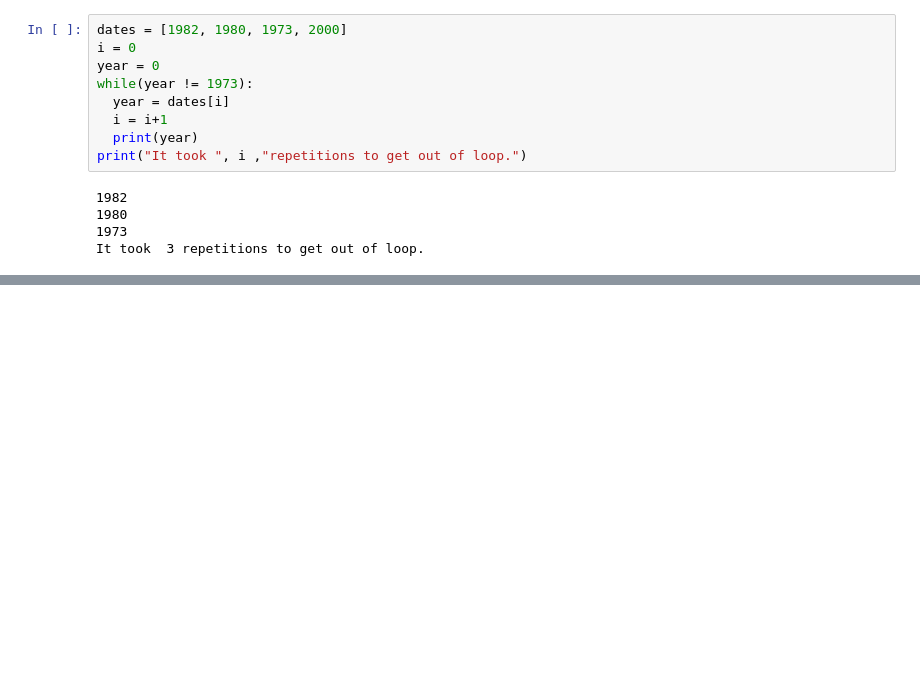
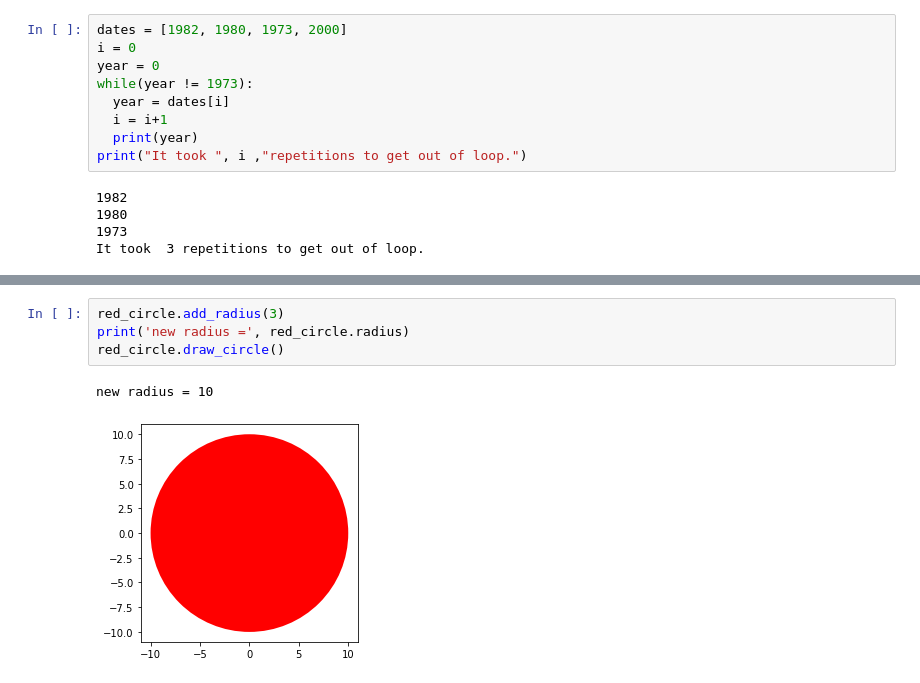
Before and after one commit to harsha8745/IBM-WATSON, a Jupyter notebook: Python_for_data_science_and_AI.ipynb, the cells around one changed output, grey strips where cells are left out. Cells and saved outputs as stored; diff of their text form; blank space fills up the shorter version.

```diff
--- a/Python_for_data_science_and_AI.ipynb
+++ b/Python_for_data_science_and_AI.ipynb
@@ -1141,0 +1576,7 @@ It took  3 repetitions to get out of loop.
+# %%
+red_circle.add_radius(3)
+print('new radius =', red_circle.radius)
+red_circle.draw_circle()
+# %% [output]
+new radius = 10
+[figure, added]
```
Also changed, not shown: parts of 80 cells of this notebook.
